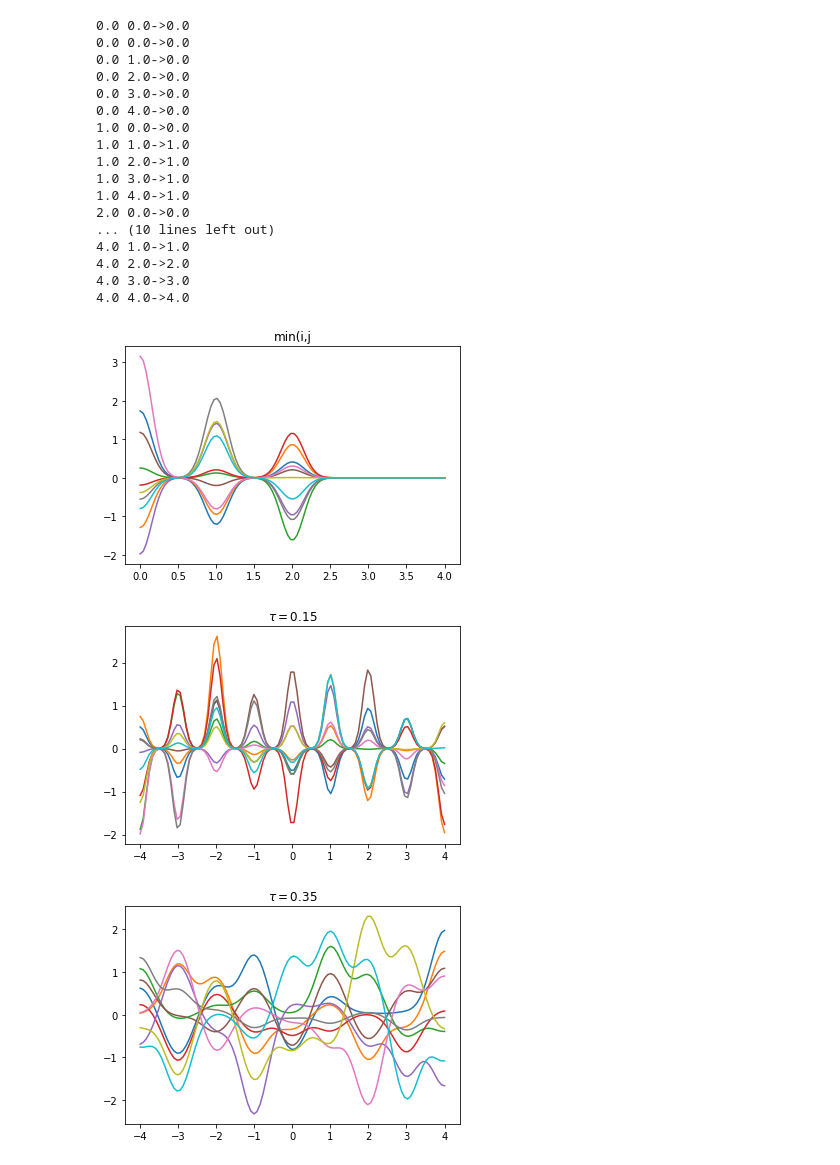
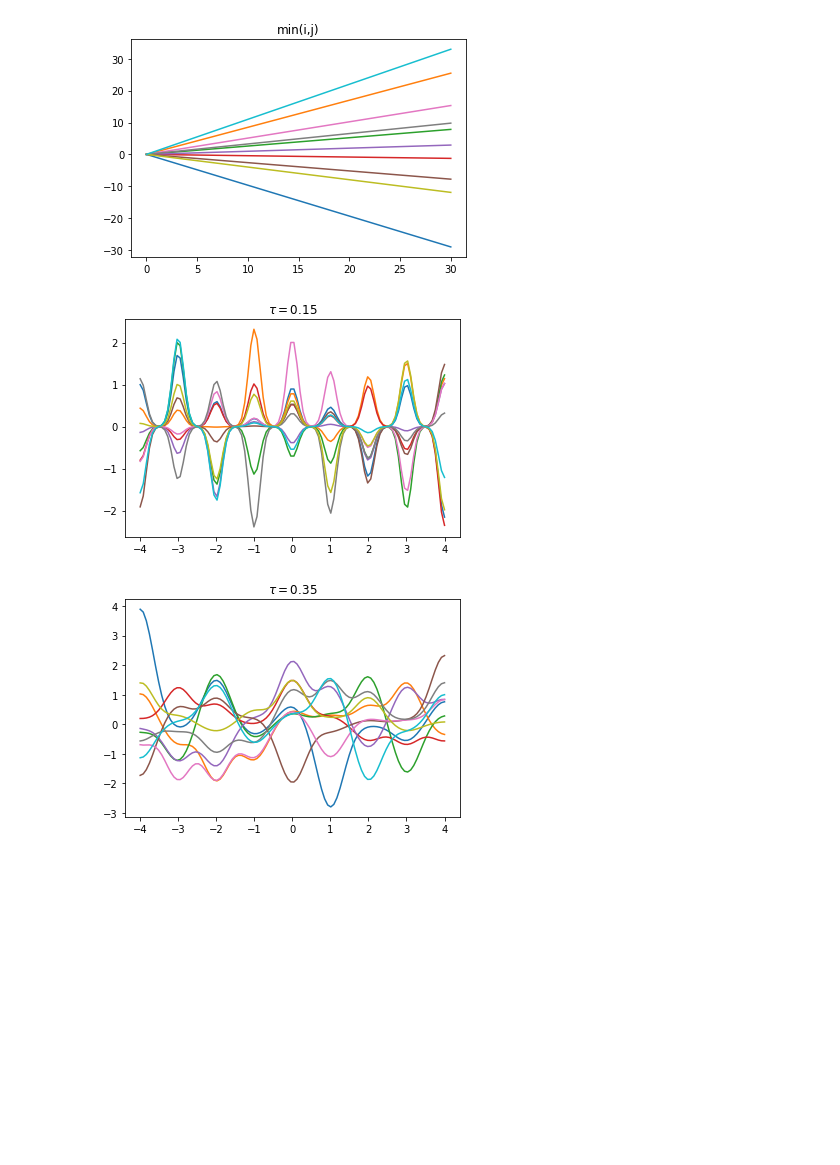
Before and after one commit to karasjoh000/RKHS, a Jupyter notebook: hw1.ipynb, the cells around one changed output. Cells and saved outputs as stored; diff of their text form; code cells hidden in the pictures; blank space fills up the shorter version.

```diff
--- a/hw1.ipynb
+++ b/hw1.ipynb
@@ -6,16 +6,16 @@ import tensorflow_probability as tfp
 import math
 %matplotlib inline
 # %%
-def create_kernel_matrix(kernelfunc, size, shift):
+def create_kernel_matrix(kernelfunc, size, shift, diag_add):
     # make matrix diagonally dominant.
-    return np.add(np.fromfunction(lambda i, j: kernelfunc(i , j), (size, size)), np.identity(size) * 1e-5)
+    return np.add(np.fromfunction(lambda i, j: kernelfunc(i - shift , j - shift), (size, size)), np.identity(size) * diag_add)
 # %%
 def create_normal_distribution(kernel):
     mu, cov = np.zeros(tf.shape(kernel).numpy()[0]), tf.linalg.inv(kernel)
     scale = tf.linalg.cholesky(cov)
     return tfp.distributions.MultivariateNormalTriL(loc=mu,scale_tril=scale)
 # %%
-def sampleRKHS(kernelfunc, dsize=10, center=True, ssize=12, rkhs_range=(-4,4), func_precision=100):
+def sampleRKHS(kernelfunc, dsize=10, center=True, ssize=12, rkhs_range=(-4,4), func_precision=100, diag_add=1e-5):
     """
     kernelfunc - lambda func that defines the kernel matrix of size dsize x dsize
     dsize - number of elements in the original dataset.
@@ -30,7 +30,7 @@ def sampleRKHS(kernelfunc, dsize=10, center=True, ssize=12, rkhs_range=(-4,4), f
     if center:
         shift = (dsize // 2)
 
-    kernel_matrix = create_kernel_matrix(kernelfunc, dsize, shift)
+    kernel_matrix = create_kernel_matrix(kernelfunc, dsize, shift, diag_add)
     mvn = create_normal_distribution(kernel_matrix)
     xi = np.linspace(rkhs_range[0], rkhs_range[1], func_precision) # this will be the domain we will be looking at of the RKHS space.
 
@@ -54,7 +54,7 @@ def sampleRKHS(kernelfunc, dsize=10, center=True, ssize=12, rkhs_range=(-4,4), f
 
     for i in range(Kx.shape[0]):
         for j in range(Kx.shape[1]):
-            Kx[i, j] = gausskernel(j - (dsize // 2), X_k[i, j]) # IndexError: index 12 is out of bounds for axis 1 with size 12
+            Kx[i, j] = kernelfunc(j - (dsize // 2), X_k[i, j]) # IndexError: index 12 is out of bounds for axis 1 with size 12
 
 
     # now create the weighted functions now representing the actual functions in RKHS.
@@ -68,38 +68,16 @@ t = 0.5
 c = .001
 gausskernel = lambda i, j: c * np.exp( (-1.0 /  ( 2.0 * t**2 )) * (i - j)**2 )
 # %%
-def f(i, j):
-    res = i if i < j else j
-    print(str(i) + " " + str(j) + "->" + str(res))
-    if i < j:
-        return res
-    else:
-        return res
-minl = lambda i, j: i if i < j else j
-x, y = sampleRKHS(np.vectorize(f), dsize=5, center=False, rkhs_range=(0, 4))
-plt.title('min(i,j')
+t = 0
+#minl = lambda i, j: np.minimum(i, j)
+minl = lambda i, j: i * j
+x, y = sampleRKHS(minl, dsize=10, center=True, rkhs_range=(0,30))
+plt.title('min(i,j)')
 for i in range(0, 10):
     plt.plot(x[:, i], y[:, i])
 #plt.savefig("./figures/m0_01.pdf")
 # %% [output]
-0.0 0.0->0.0
-0.0 0.0->0.0
-0.0 1.0->0.0
-0.0 2.0->0.0
-0.0 3.0->0.0
-0.0 4.0->0.0
-1.0 0.0->0.0
-1.0 1.0->1.0
-1.0 2.0->1.0
-1.0 3.0->1.0
-1.0 4.0->1.0
-2.0 0.0->0.0
-... (10 lines left out)
-4.0 1.0->1.0
-4.0 2.0->2.0
-4.0 3.0->3.0
-4.0 4.0->4.0
-[figure, old version]
+[figure, new version]
 # %%
 t = 0.15
 c = 1
@@ -111,7 +89,7 @@ for i in range(0, 10):
     plt.plot(x[:, i], y[:, i])
 #plt.savefig('./figures/gausst0_15.pdf')
 # %% [output]
-[figure, old version]
+[figure, new version]
 # %%
 t = .35
 c = 1
@@ -122,7 +100,7 @@ for i in range(0, 10):
     plt.plot(x[:, i], y[:, i])
 #plt.savefig('./figures/gausst0_35.pdf')
 # %% [output]
-[figure, old version]
+[figure, new version]
 # %%
 t = .5
 c = 1
```
Also changed, not shown: parts of 8 cells of this notebook, 1 other file.
